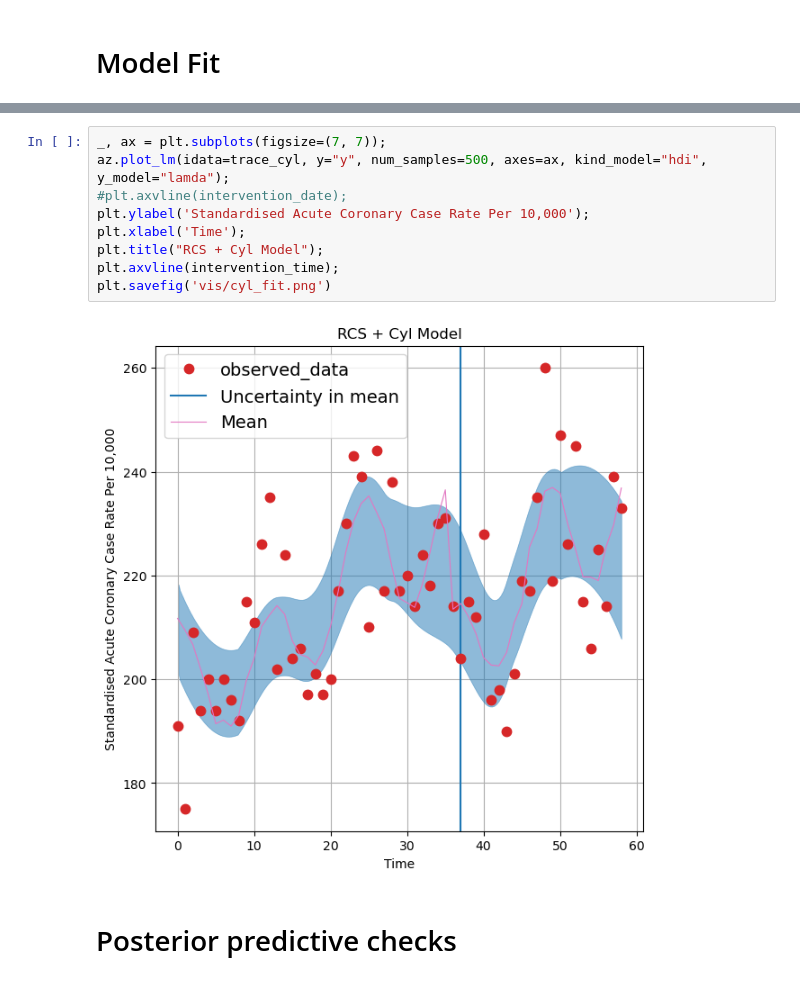
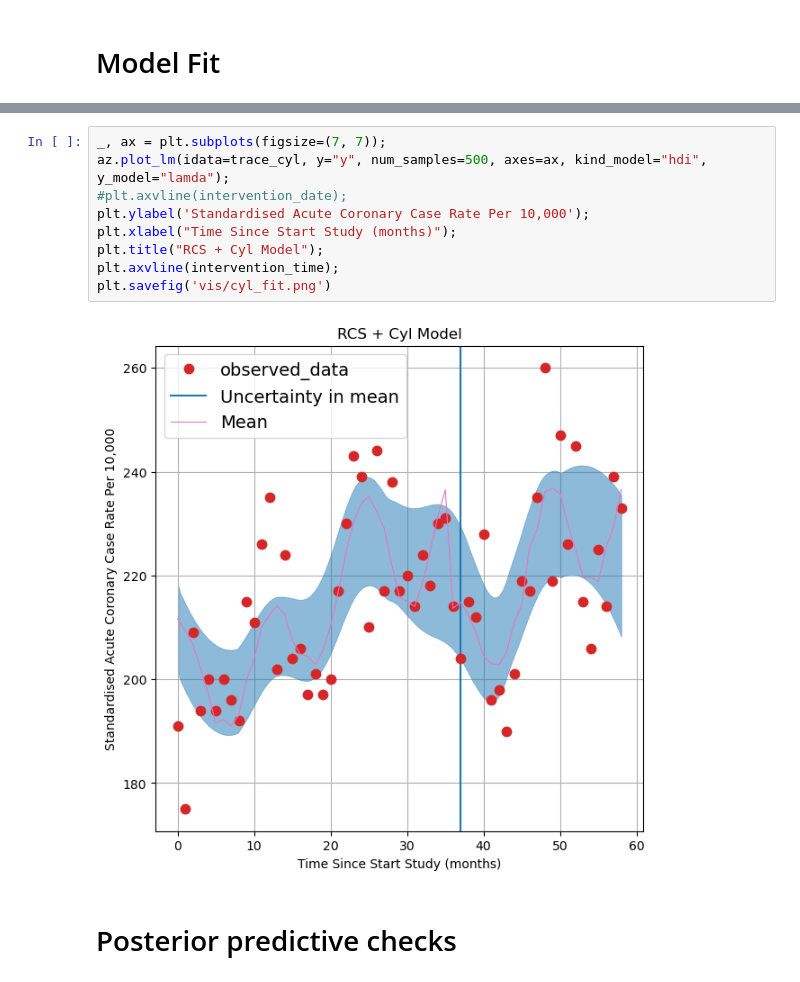
Before and after one commit to HPCurtis/ITS_spline_pymc, a Jupyter notebook: its.ipynb, the cells around one changed output, grey strips where cells are left out. Cells and saved outputs as stored; diff of their text form.

```diff
--- a/its.ipynb
+++ b/its.ipynb
@@ -166,14 +164,14 @@ plt.savefig('vis/rcs_fit.png')
 # %%
 _, ax = plt.subplots(figsize=(7, 7));
 az.plot_lm(idata=trace_cyl, y="y", num_samples=500, axes=ax, kind_model="hdi", y_model="lamda");
 #plt.axvline(intervention_date);
 plt.ylabel('Standardised Acute Coronary Case Rate Per 10,000');
-plt.xlabel('Time');
+plt.xlabel("Time Since Start Study (months)");
 plt.title("RCS + Cyl Model");
 plt.axvline(intervention_time);
 plt.savefig('vis/cyl_fit.png')
 # %% [output]
-[figure, old version]
+[figure, new version]
 # %% [markdown]
 # Posterior predictive checks
 # %%
```
Also changed, not shown: parts of 9 cells of this notebook, 1 other file.
